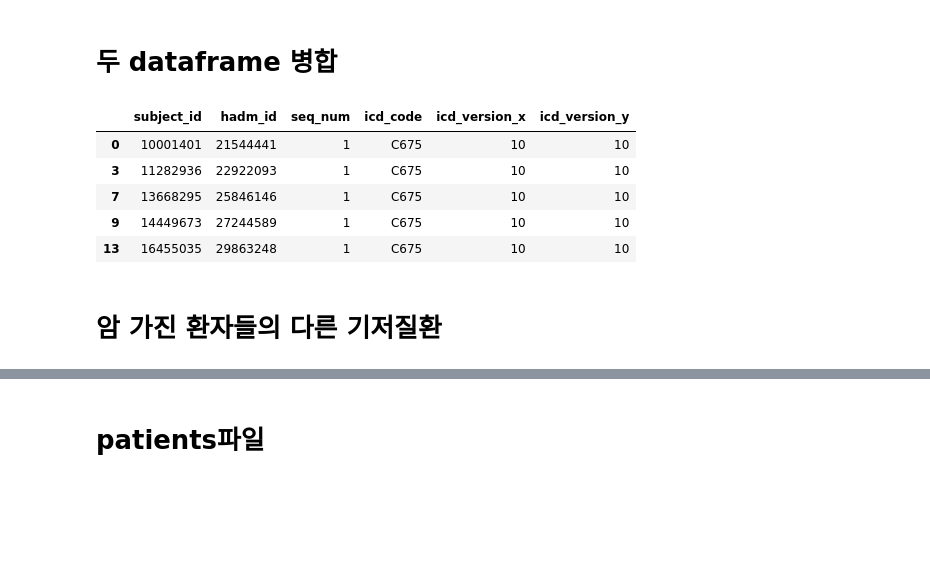
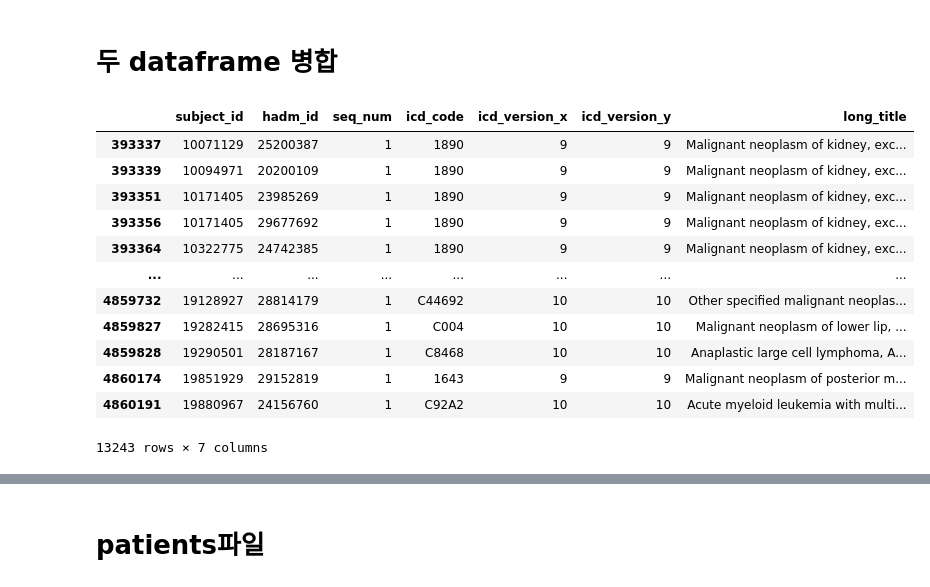
Before and after one commit to dohun-mat/mimic_iv_project, a Jupyter notebook: mimic4_gogo_1.ipynb, the cells around one changed output, grey strips where cells are left out. Saved outputs shown, nothing was run; the diff lists cells and outputs as text; code cells hidden in the pictures; blank space fills up the shorter version.

```diff
--- a/mimic4_gogo_1.ipynb
+++ b/mimic4_gogo_1.ipynb
@@ -45,18 +34,3 @@ df_diagnoses_icd.head()
 | 4 | 10000032 | 22595853 | 5 | 496 | 9 |
 # %% [markdown]
 # 두 dataframe 병합
-# %%
-#암 가진 환자들만 뽑음
-df_merge1 = pd.merge(df_diagnoses_icd, df_d_icd_diagnoses_prep, on=['icd_code'])
-df_merge1 = df_merge1[df_merge1['seq_num'] == 1]
-
-df_merge1.head()
-# %% [output]
-|  | subject_id | hadm_id | seq_num | icd_code | icd_version_x | icd_version_y |
-| 0 | 10001401 | 21544441 | 1 | C675 | 10 | 10 |
-| 3 | 11282936 | 22922093 | 1 | C675 | 10 | 10 |
-| 7 | 13668295 | 25846146 | 1 | C675 | 10 | 10 |
-| 9 | 14449673 | 27244589 | 1 | C675 | 10 | 10 |
-| 13 | 16455035 | 29863248 | 1 | C675 | 10 | 10 |
-# %% [markdown]
-# 암 가진 환자들의 다른 기저질환
@@ -68,0 +37,43 @@ df_merge1.head()
+# %%
+# 고혈압 진단 코드 정규식
+high_bp_regex = r'^I1[0-5]$|^401'
+
+#암 진단 코드 정규식
+#ICD-9 코드 분류 (140-239)
+#ICD-10 코드 분류 (C00-C96, D00-D09)
+cancer_regex = r'^(D(0[0-9])|C([0-8][0-9]|9[0-6])|(1[4-9][0-9]|2[0-3][0-9])).*'
+
+
+# 암 진단 코드 추출
+cancer_df = df_diagnoses_icd[df_diagnoses_icd['icd_code'].str.match(cancer_regex)]
+
+# 암 진단을 받은 환자 ID 추출
+cancer_patient_ids = cancer_df['subject_id'].unique()
+
+# 암 진단을 받은 환자들의 데이터 추출
+cancer_diagnoses_merged = pd.merge(df_diagnoses_icd, df_d_icd_diagnoses, on=['icd_code'])
+cancer_patients_data = cancer_diagnoses_merged[cancer_diagnoses_merged['subject_id'].isin(cancer_patient_ids)]
+
+
+
+# 암 및 고혈압을 동시에 가진 환자들의 데이터 추출 (첫 번째 진단만 포함)
+cancer_high_bp_ids = cancer_patients_data[cancer_patients_data['icd_code'].str.match(high_bp_regex)]['subject_id'].unique()
+cancer_high_bp_df = cancer_diagnoses_merged[(cancer_diagnoses_merged['subject_id'].isin(cancer_high_bp_ids)) &
+                                            (cancer_diagnoses_merged['seq_num'] == 1) &
+                                            (cancer_diagnoses_merged['icd_code'].str.match(cancer_regex))]
+
+cancer_high_bp_df
+# %% [output]
+|  | subject_id | hadm_id | seq_num | icd_code | icd_version_x | icd_version_y | long_title |
+| 393337 | 10071129 | 25200387 | 1 | 1890 | 9 | 9 | Malignant neoplasm of kidney, exc... |
+| 393339 | 10094971 | 20200109 | 1 | 1890 | 9 | 9 | Malignant neoplasm of kidney, exc... |
+| 393351 | 10171405 | 23985269 | 1 | 1890 | 9 | 9 | Malignant neoplasm of kidney, exc... |
+| 393356 | 10171405 | 29677692 | 1 | 1890 | 9 | 9 | Malignant neoplasm of kidney, exc... |
+| 393364 | 10322775 | 24742385 | 1 | 1890 | 9 | 9 | Malignant neoplasm of kidney, exc... |
+| ... | ... | ... | ... | ... | ... | ... | ... |
+| 4859732 | 19128927 | 28814179 | 1 | C44692 | 10 | 10 | Other specified malignant neoplas... |
+| 4859827 | 19282415 | 28695316 | 1 | C004 | 10 | 10 | Malignant neoplasm of lower lip, ... |
+| 4859828 | 19290501 | 28187167 | 1 | C8468 | 10 | 10 | Anaplastic large cell lymphoma, A... |
+| 4860174 | 19851929 | 29152819 | 1 | 1643 | 9 | 9 | Malignant neoplasm of posterior m... |
+| 4860191 | 19880967 | 24156760 | 1 | C92A2 | 10 | 10 | Acute myeloid leukemia with multi... |
+13243 rows × 7 columns
```
Also changed, not shown: parts of 13 cells of this notebook, 2 other files.
